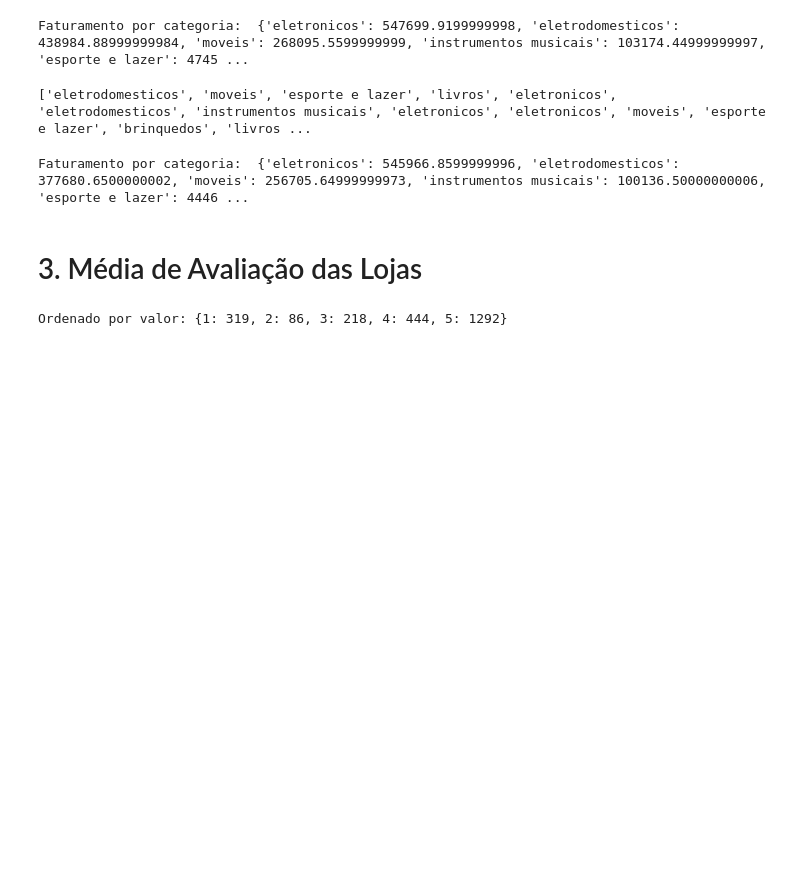
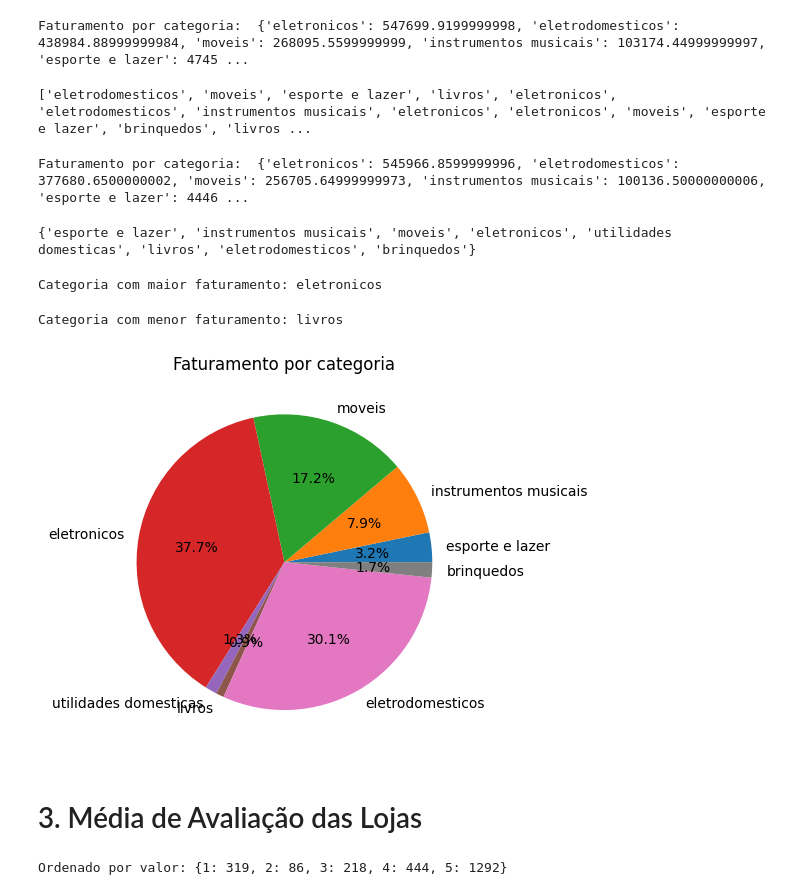
Before and after one commit to sanemar/desafio-ds, a Jupyter notebook: AluraStoreBr.ipynb, the cells around one changed output. Saved outputs shown, nothing was run; the diff lists cells and outputs as text; code cells hidden in the pictures; blank space fills up the shorter version.

```diff
--- a/AluraStoreBr.ipynb
+++ b/AluraStoreBr.ipynb
@@ -571,6 +593,76 @@ ordenado_maior_valor = dict(sorted(faturamento_por_categoria.items(), key=lambda
 print("Faturamento por categoria: ", ordenado_maior_valor)
 # %% [output]
 Faturamento por categoria:  {'eletronicos': 545966.8599999996, 'eletrodomesticos': 377680.6500000002, 'moveis': 256705.64999999973, 'instrumentos musicais': 100136.50000000006, 'esporte e lazer': 4446 ...
+# %%
+#Criar uma lista com as categorias comuns entre as 4 lojas
+
+categorias_loja1 = set(loja1['Categoria do Produto'])
+categorias_loja2 = set(loja2['Categoria do Produto'])
+categorias_loja3 = set(loja3['Categoria do Produto'])
+categorias_loja4 = set(loja4['Categoria do Produto'])
+
+categorias_comuns = categorias_loja1.intersection(categorias_loja2, categorias_loja3, categorias_loja4)
+
+print(categorias_comuns)
+# %% [output]
+{'esporte e lazer', 'instrumentos musicais', 'moveis', 'eletronicos', 'utilidades domesticas', 'livros', 'eletrodomesticos', 'brinquedos'}
+# %%
+#Criar uma lista com a categoria que mais fatura em todas as lojas
+
+faturamento_categoria_loja1 = {}
+faturamento_categoria_loja2 = {}
+faturamento_categoria_loja3 = {}
+faturamento_categoria_loja4 = {}
+
+for categoria, preco in zip(loja1['Categoria do Produto'], loja1['Preço']):
+    if categoria not in faturamento_categoria_loja1:
+        faturamento_categoria_loja1[categoria] = preco
+    else:
+        faturamento_categoria_loja1[categoria] += preco
+
+for categoria, preco in zip(loja2['Categoria do Produto'], loja2['Preço']):
+    if categoria not in faturamento_categoria_loja2:
+        faturamento_categoria_loja2[categoria] = preco
+    else:
+        faturamento_categoria_loja2[categoria] += preco
+
+for categoria, preco in zip(loja3['Categoria do Produto'], loja3['Preço']):
+    if categoria not in faturamento_categoria_loja3:
+        faturamento_categoria_loja3[categoria] = preco
+    else:
+        faturamento_categoria_loja3[categoria] += preco
+
+for categoria, preco in zip(loja4['Categoria do Produto'], loja4['Preço']):
+    if categoria not in faturamento_categoria_loja4:
+        faturamento_categoria_loja4[categoria] = preco
+    else:
+        faturamento_categoria_loja4[categoria] += preco
+
+faturamento_total_por_categoria = {}
+for categoria in categorias_comuns:
+    faturamento_total_por_categoria[categoria] = faturamento_categoria_loja1.get(categoria, 0) + faturamento_categoria_loja2.get(categoria, 0) + faturamento_categoria_loja3.get(categoria, 0) + faturamento_categoria_loja4.get(categoria, 0)
+
+categoria_maior_faturamento = max(faturamento_total_por_categoria, key=faturamento_total_por_categoria.get)
+print("Categoria com maior faturamento:", categoria_maior_faturamento)
+# %% [output]
+Categoria com maior faturamento: eletronicos
+# %%
+#Criar uma lista com a categoria que menos fatura em todas as lojas
+
+categoria_menor_faturamento = min(faturamento_total_por_categoria, key=faturamento_total_por_categoria.get)
+print("Categoria com menor faturamento:", categoria_menor_faturamento)
+# %% [output]
+Categoria com menor faturamento: livros
+# %%
+import matplotlib.pyplot as plt
+
+#Este grafico de pizza que mostre quais as categorias comuns entre as lojas com seu respectivo faturamento
+
+plt.pie(faturamento_total_por_categoria.values(), labels=faturamento_total_por_categoria.keys(), autopct='%1.1f%%')
+plt.title("Faturamento por categoria")
+plt.show()
+# %% [output]
+[figure, added]
 # %% [markdown]
 # 3. Média de Avaliação das Lojas
 # %%
```
Also changed, not shown: parts of 16 cells of this notebook.
